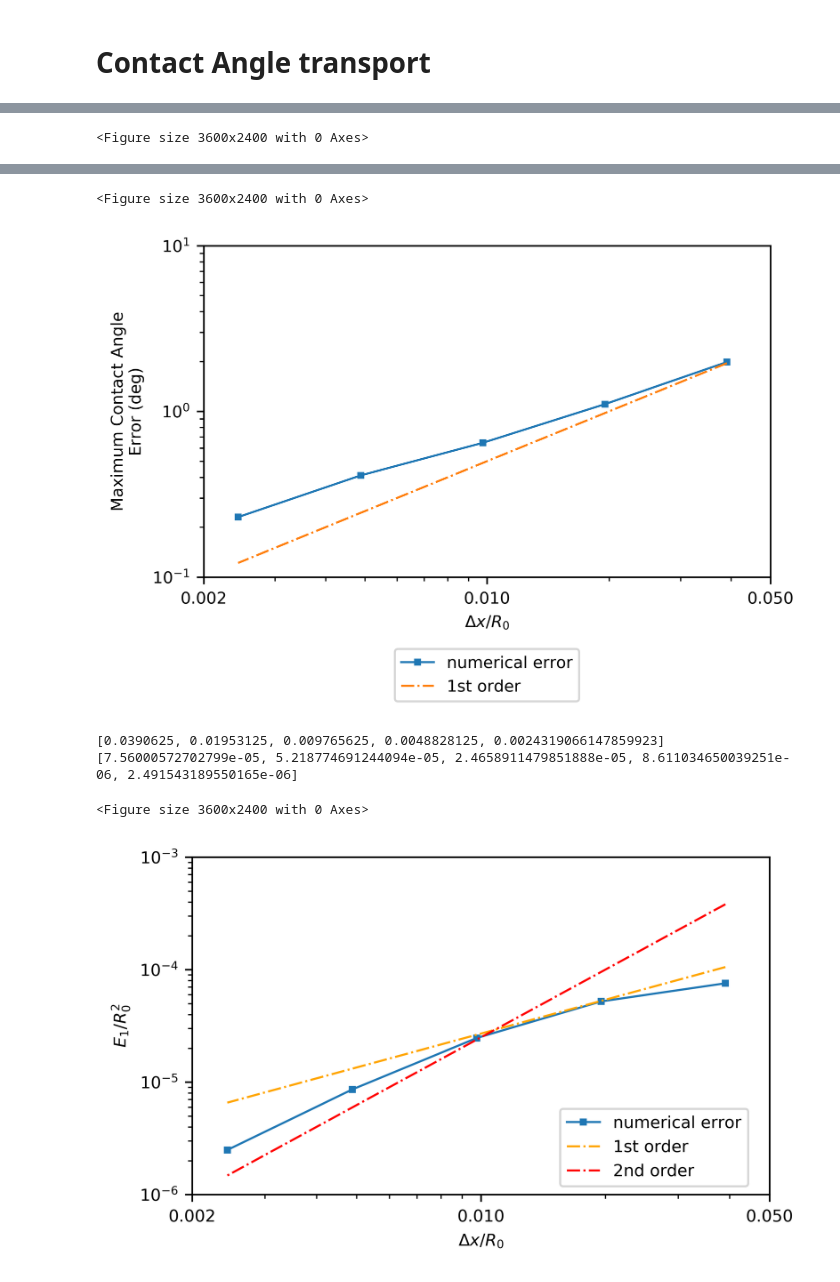
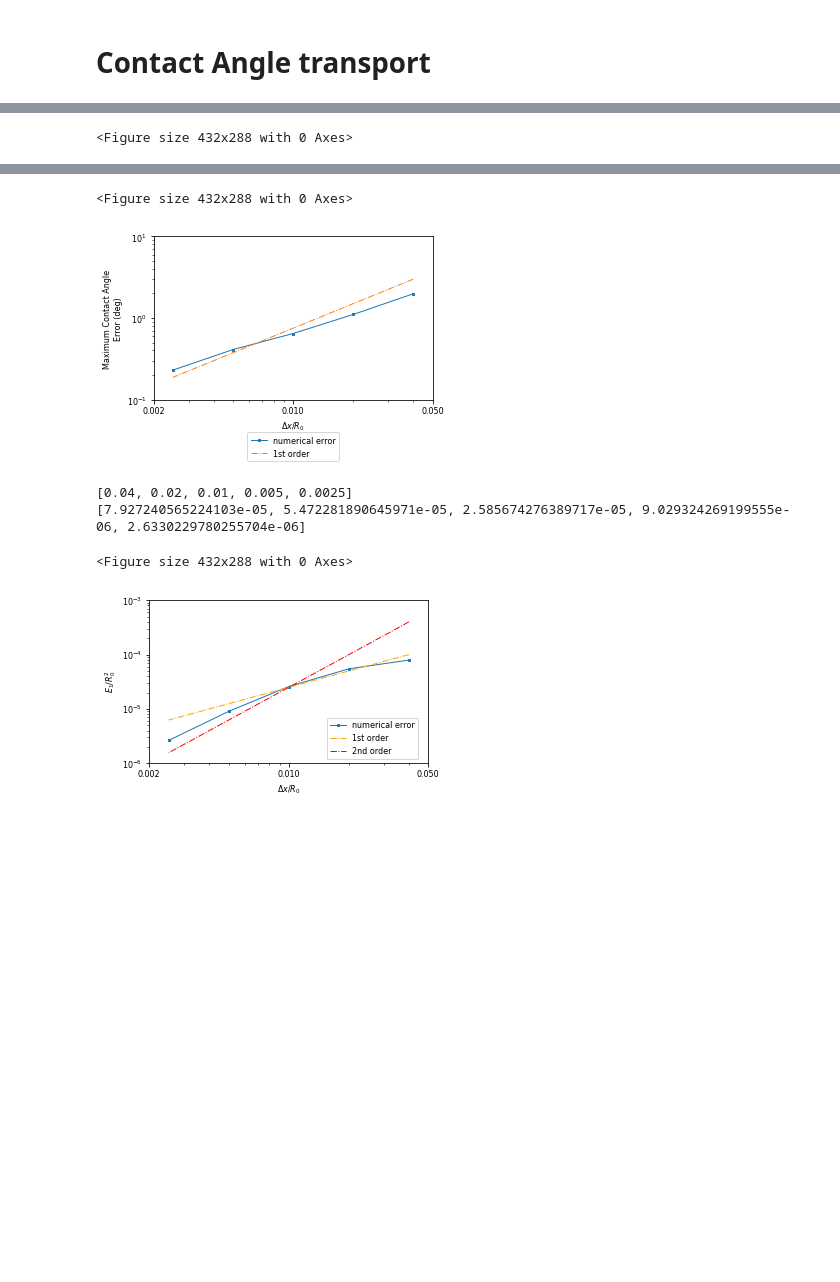
Before and after one commit to CRC-1194/b01-wetting-benchmark, a Jupyter notebook: AdvectionTest/RefinedMesh/AdvectionTest_RefinedMesh_Notebook.ipynb, the cells around one changed output, grey strips where cells are left out. Saved outputs shown, nothing was run; the diff lists cells and outputs as text; code cells hidden in the pictures; blank space fills up the shorter version.

```diff
--- a/AdvectionTest/RefinedMesh/AdvectionTest_RefinedMesh_Notebook.ipynb
+++ b/AdvectionTest/RefinedMesh/AdvectionTest_RefinedMesh_Notebook.ipynb
@@ -11,6 +11,7 @@ In this verification study, we consider the advection of the interface using a d
 # Contact Angle transport
 # %%
 #Loading the necessary files
+import matplotlib
 import matplotlib.pyplot as plt
 import numpy as np
 import sys
@@ -20,7 +21,6 @@ import csv
 # for radians
 import math
 import re
-import matplotlib
 import matplotlib.pyplot as plt
 from matplotlib import rcParams
 rcParams["figure.dpi"] = 600
@@ -37,11 +37,10 @@ sys.path.append(os.path.join(os.getcwd(), '../../modules'))
 print('modules path: ', os.path.join(os.getcwd(), '../../modules'))
 from advection_funcs import Funcs
 
-surfaceTensionModel = 'heightFunction' #surface tension model chosen for the simulations {heightFunction, RDF, fitParaboloid}
+surfaceTensionModel = 'fitParaboloid' #surface tension model chosen for the simulations {heightFunction, RDF, fitParaboloid}
 dataFolder = '/postProcessing/' #folder with .csv files
 dataFile = "contactangleMax.csv"
 pattern = "test_"
-
 ##############################################################################################################
 #File structure
 
@@ -57,9 +56,8 @@ var_list = [] # variance number of the parametric study of a specific case
 for key, value in var_Map.items():
     stm_map = str(value).split(', ')[0][:-1] #surface tension model map
     stm.append(stm_map.split(': ')[1][1:])
-    nx_map = str(value).split(', ')[2][:-1] #nX map
-    #print(theta_map)
-    nX.append(int(nx_map.split(': ')[1][0:]))
+    nx_map = str(value).split(', ')[1][:-1] #nX map
+    nX.append(int(1.0/(float(nx_map.split(': ')[1][0:]))))
     var_list.append(str(key))
 print('Variant\'s list: ', var_list)
 print("number of cells in x-direction ", nX)
@@ -117,7 +115,7 @@ x_axis_for_error_plot = [(1/R0/nx) for nx in nX]
 
 x_space = np.linspace (x_axis_for_error_plot[0], x_axis_for_error_plot[-1], 2000)
 plt.plot(x_axis_for_error_plot,error_inf , label = "numerical error", marker='s',lw=1, markersize=2.5)
-plt.plot(x_space, 50*x_space**1, label="1st order", linestyle ='dashdot',lw=1)
+plt.plot(x_space, 75*x_space**1, label="1st order", linestyle ='dashdot', linewidth=1)
 #plt.title(r'Contact Angle Evolution Error', fontsize=fontSize)
 plt.xlabel(r'$\Delta x / R_0$' ,color='black',fontsize=fontSize)
 plt.ylabel(r'Maximum Contact Angle'+'\n' +r'Error (deg)',color='black',fontsize=fontSize)
@@ -133,8 +131,8 @@ plt.savefig('error-in-contact-angle-evolution-refined-mesh'+'.png', bbox_inches=
 plt.savefig('error-in-contact-angle-evolution-refined-mesh'+'.pdf', bbox_inches='tight')
 plt.show()
 
-###########################################################################################################
-#Geometrical shape Error
+# ###########################################################################################################
+# #Geometrical shape Error
 
 tau = [0, 0.2]
 fig = plt.figure()
@@ -161,7 +159,6 @@ def fileStructure():
 alpha0dir = fileStructure()[0] #0 (t=0) alpha directory from all test directories
 alpha1dir = fileStructure()[1]  #0.2 (t=\tau) alpha directory from all test directories
 
-
 error = 0.0
 count = 0
 error_arr = []
@@ -180,7 +177,7 @@ print(error_arr)
 
 plt.plot(x_axis_for_error_plot,error_arr, label = "numerical error", marker='s',lw=1, markersize=2.5)
 x_space = np.linspace (x_axis_for_error_plot[0], x_axis_for_error_plot[-1], 2000)
-plt.plot(x_space, 0.0027*x_space**1, label="1st order", linestyle ='dashdot',color='orange',lw=1)
+plt.plot(x_space, 0.0025*x_space**1, label="1st order", linestyle ='dashdot',color='orange',lw=1)
 plt.plot(x_space, 0.25*x_space**2,  label="2nd order", linestyle ='dashdot',color='red',lw=1)
 #plt.title(r'Convergence with respect to the discrete $L^1$-norm', fontsize=fontSize)
 plt.xlabel(r'$\Delta x / R_0$' ,color='black',fontsize=fontSize)
@@ -205 +202 @@ number of cells in x-direction  [128, 256, 512, 1024, 2056]
-<Figure size 3600x2400 with 0 Axes>
+<Figure size 432x288 with 0 Axes>
@@ -207,6 +204,6 @@ number of cells in x-direction  [128, 256, 512, 1024, 2056]
-<Figure size 3600x2400 with 0 Axes>
+<Figure size 432x288 with 0 Axes>
-[figure, old version]
+[figure, new version]
-[0.0390625, 0.01953125, 0.009765625, 0.0048828125, 0.0024319066147859923]
-[7.56000572702799e-05, 5.218774691244094e-05, 2.4658911479851888e-05, 8.611034650039251e-06, 2.491543189550165e-06]
+[0.04, 0.02, 0.01, 0.005, 0.0025]
+[7.927240565224103e-05, 5.472281890645971e-05, 2.585674276389717e-05, 9.029324269199555e-06, 2.6330229780255704e-06]
-<Figure size 3600x2400 with 0 Axes>
+<Figure size 432x288 with 0 Axes>
-[figure, old version]
+[figure, new version]
```
Also changed, not shown: parts of 1 cell of this notebook, 41 other files.
